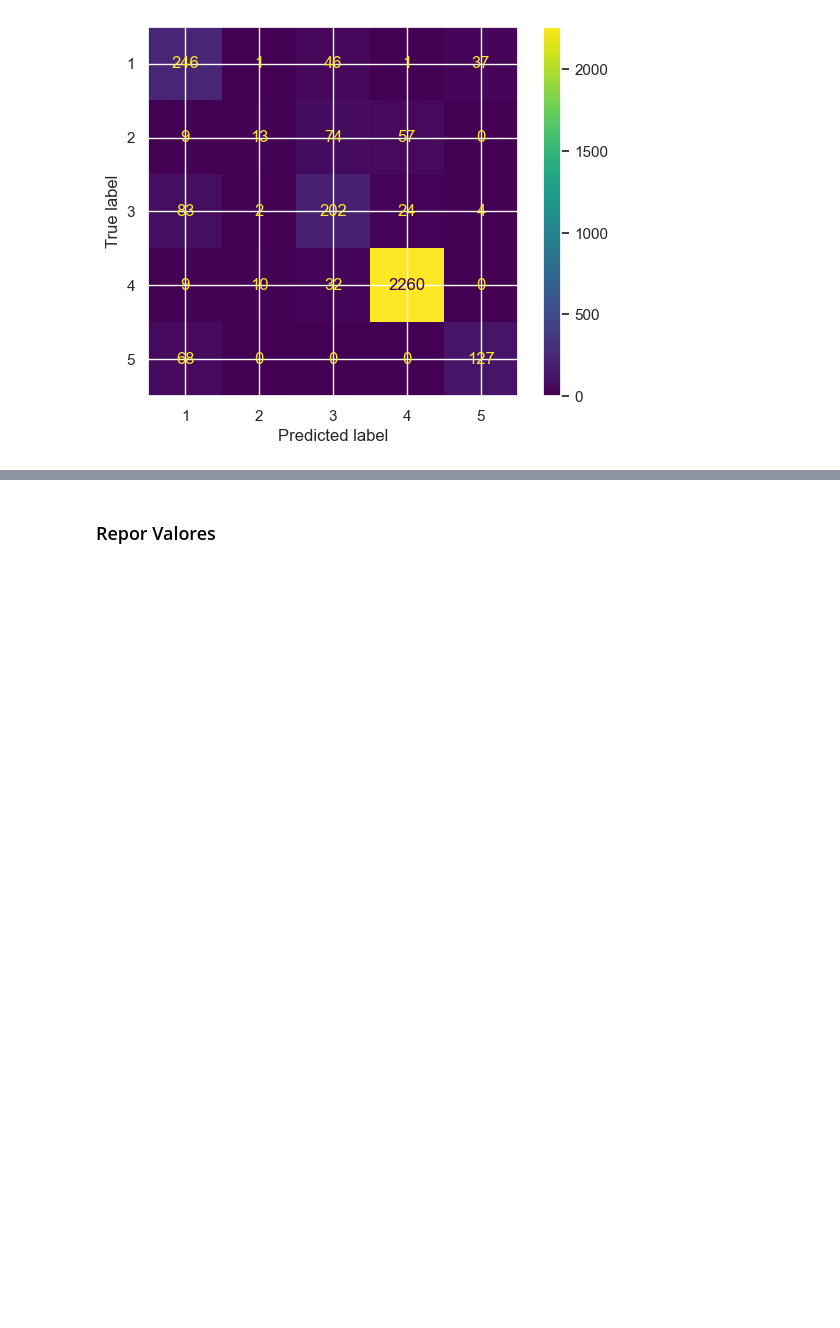
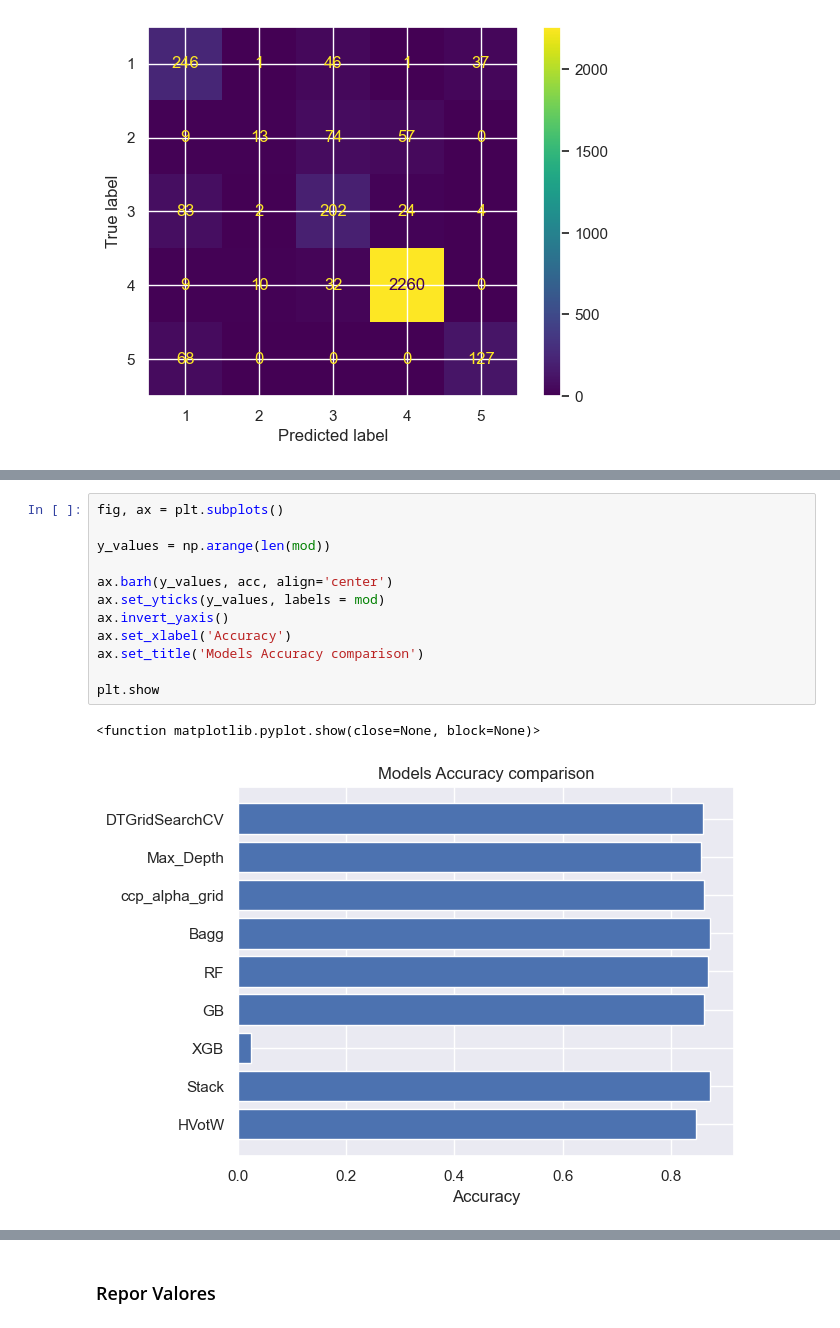
Before and after one commit to Mastro66/DAA_Comp, a Jupyter notebook: 2021-Feat.ipynb, the cells around one changed output, grey strips where cells are left out. Cells and saved outputs as stored; diff of their text form; blank space fills up the shorter version.

```diff
--- a/2021-Feat.ipynb
+++ b/2021-Feat.ipynb
@@ -1126,0 +1476,15 @@ plt.show()
+# %%
+fig, ax = plt.subplots()
+
+y_values = np.arange(len(mod))
+
+ax.barh(y_values, acc, align='center')
+ax.set_yticks(y_values, labels = mod)
+ax.invert_yaxis()
+ax.set_xlabel('Accuracy')
+ax.set_title('Models Accuracy comparison')
+
+plt.show
+# %% [output]
+<function matplotlib.pyplot.show(close=None, block=None)>
+[figure, added]
```
Also changed, not shown: parts of 64 cells of this notebook.
